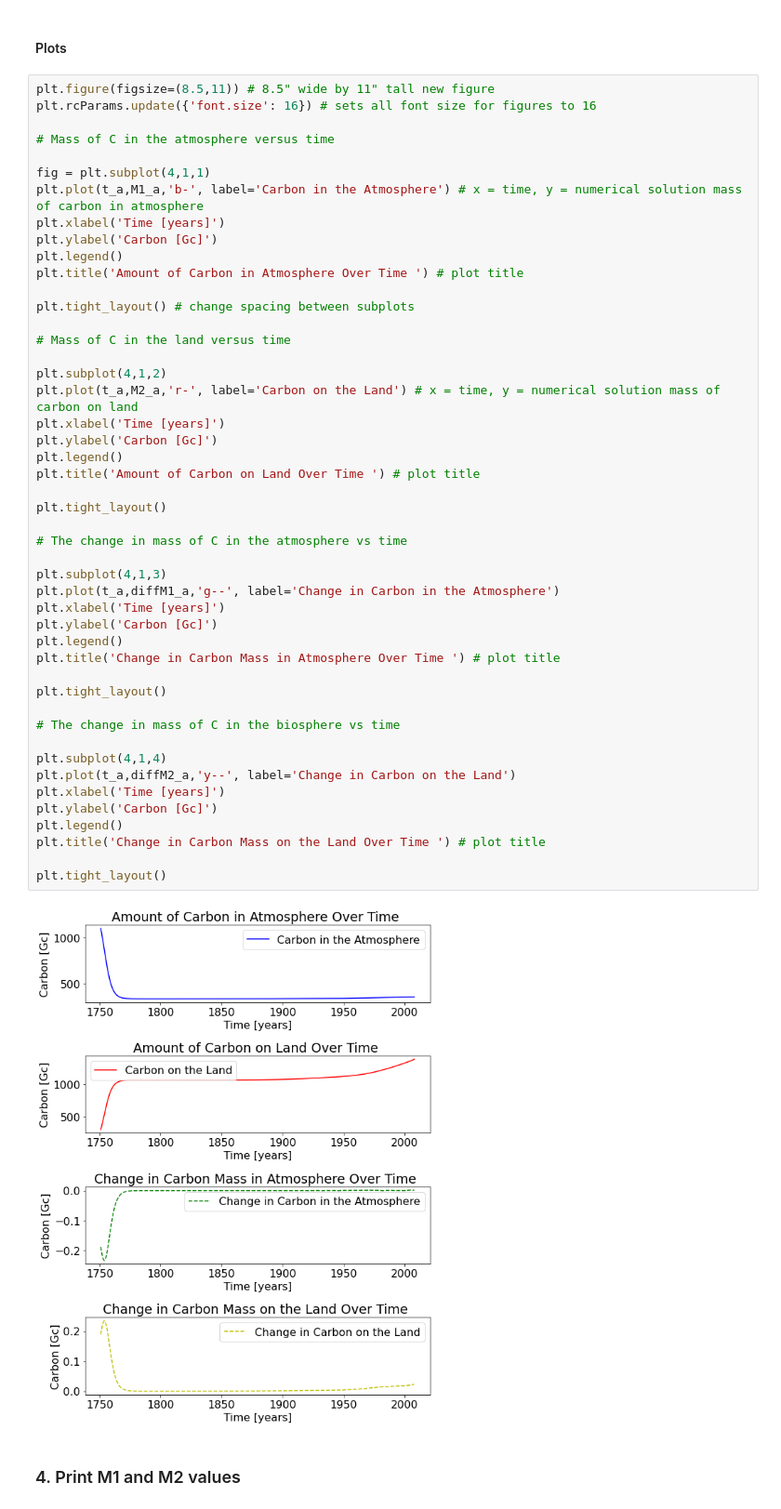
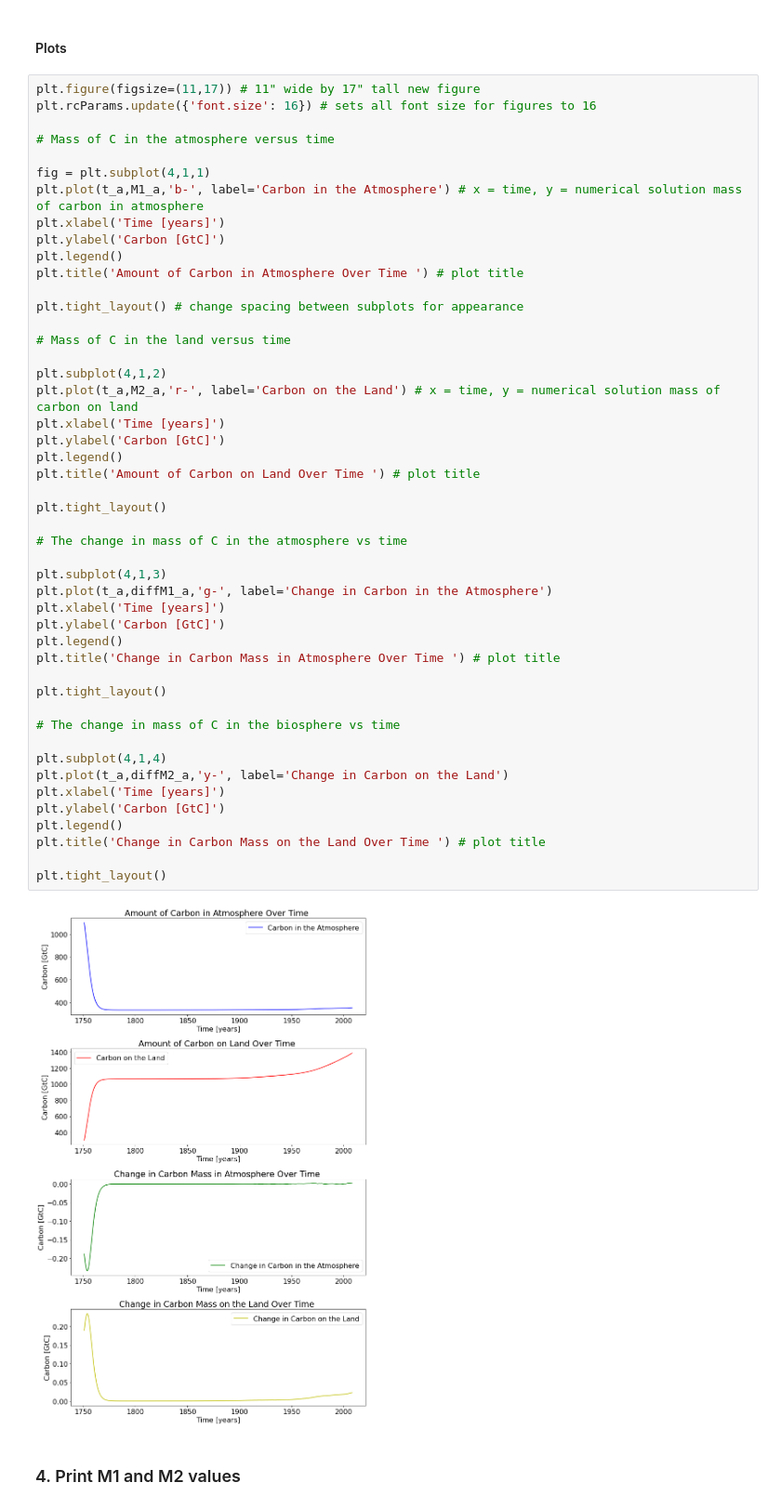
Before and after one commit to samanthataylor1/GEOS-518, a Jupyter notebook: mod02-CarbonModel-Assignment.ipynb, the cells around one changed output. Shown at 93% size. Cells and saved outputs as stored; diff of their text form.

```diff
--- a/mod02-CarbonModel-Assignment.ipynb
+++ b/mod02-CarbonModel-Assignment.ipynb
@@ -189,7 +207,7 @@ M2_a = M2_a[0:(i)] # colon opperator is non inclusive of last element!!
 # %% [markdown]
 #### Plots
 # %%
-plt.figure(figsize=(8.5,11)) # 8.5" wide by 11" tall new figure
+plt.figure(figsize=(11,17)) # 11" wide by 17" tall new figure
 plt.rcParams.update({'font.size': 16}) # sets all font size for figures to 16
 
 # Mass of C in the atmosphere versus time
@@ -197,46 +215,46 @@ plt.rcParams.update({'font.size': 16}) # sets all font size for figures to 16
 fig = plt.subplot(4,1,1)
 plt.plot(t_a,M1_a,'b-', label='Carbon in the Atmosphere') # x = time, y = numerical solution mass of carbon in atmosphere
 plt.xlabel('Time [years]')
-plt.ylabel('Carbon [Gc]')
+plt.ylabel('Carbon [GtC]')
 plt.legend()
 plt.title('Amount of Carbon in Atmosphere Over Time ') # plot title
 
-plt.tight_layout() # change spacing between subplots
+plt.tight_layout() # change spacing between subplots for appearance
 
 # Mass of C in the land versus time
 
 plt.subplot(4,1,2)
 plt.plot(t_a,M2_a,'r-', label='Carbon on the Land') # x = time, y = numerical solution mass of carbon on land
 plt.xlabel('Time [years]')
-plt.ylabel('Carbon [Gc]')
+plt.ylabel('Carbon [GtC]')
 plt.legend()
 plt.title('Amount of Carbon on Land Over Time ') # plot title
 
 plt.tight_layout()
 
 # The change in mass of C in the atmosphere vs time
 
 plt.subplot(4,1,3)
-plt.plot(t_a,diffM1_a,'g--', label='Change in Carbon in the Atmosphere')
+plt.plot(t_a,diffM1_a,'g-', label='Change in Carbon in the Atmosphere')
 plt.xlabel('Time [years]')
-plt.ylabel('Carbon [Gc]')
+plt.ylabel('Carbon [GtC]')
 plt.legend()
 plt.title('Change in Carbon Mass in Atmosphere Over Time ') # plot title
 
 plt.tight_layout()
 
 # The change in mass of C in the biosphere vs time
 
 plt.subplot(4,1,4)
-plt.plot(t_a,diffM2_a,'y--', label='Change in Carbon on the Land')
+plt.plot(t_a,diffM2_a,'y-', label='Change in Carbon on the Land')
 plt.xlabel('Time [years]')
-plt.ylabel('Carbon [Gc]')
+plt.ylabel('Carbon [GtC]')
 plt.legend()
 plt.title('Change in Carbon Mass on the Land Over Time ') # plot title
 
 plt.tight_layout()
 # %% [output]
-[figure, old version]
+[figure, new version]
 # %% [markdown]
 ### 4. Print M1 and M2 values
 # %%
```
Also changed, not shown: parts of 11 cells of this notebook.
